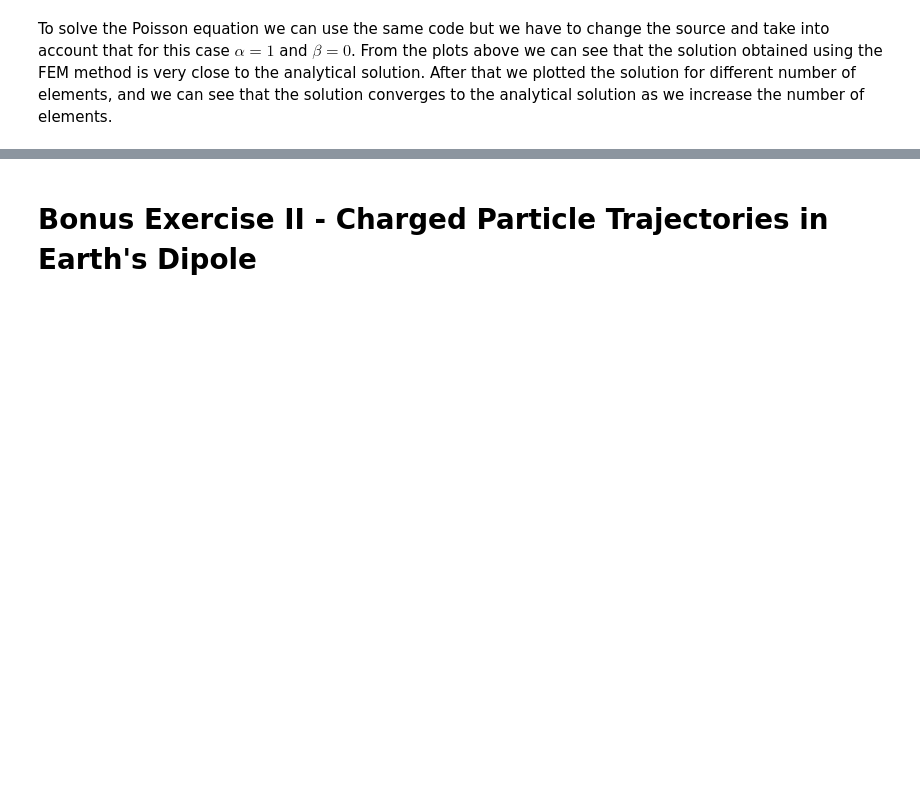
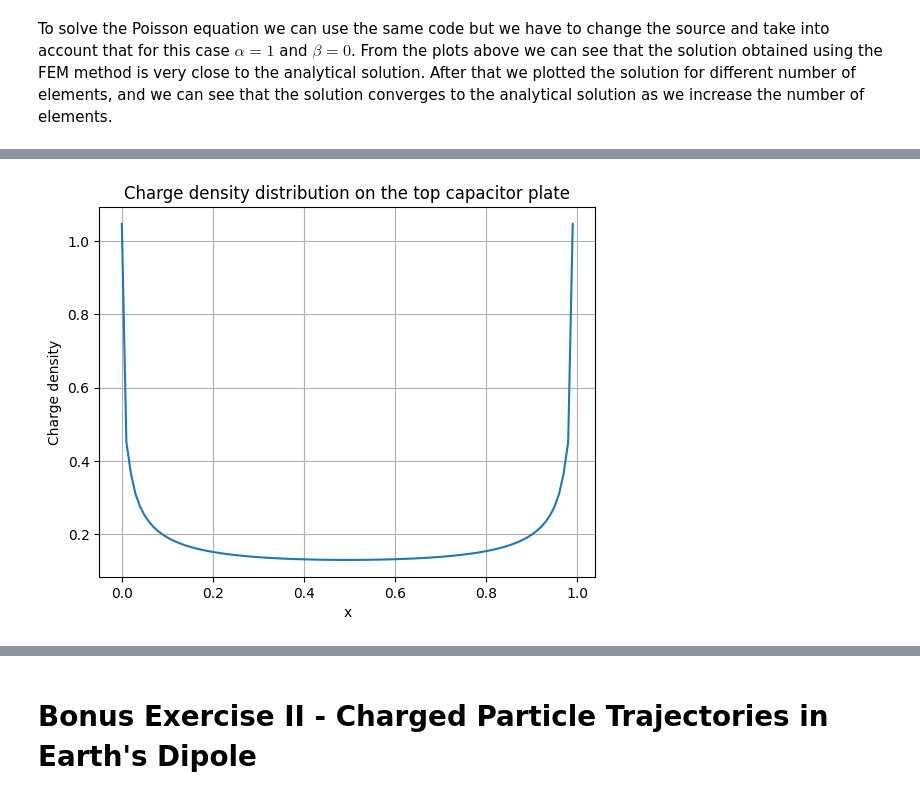
Before and after one commit to joaopedrobiu6/CompElectroMag, a Jupyter notebook: pro3/Assignment3.ipynb, the cells around one changed output, grey strips where cells are left out. Cells and saved outputs as stored; diff of their text form; code cells hidden in the pictures; blank space fills up the shorter version.

```diff
--- a/pro3/Assignment3.ipynb
+++ b/pro3/Assignment3.ipynb
@@ -382,0 +541,31 @@ After that we plotted the solution for different number of elements, and we can
+# %%
+n = 200
+nh = n // 2
+h = 1 / nh
+a = 1
+w = 1
+xs = np.zeros(n)
+xe = np.zeros(n)
+xs[:nh] = np.linspace(0, a - h, nh)
+xs[nh:] = np.linspace(0, a - h, nh)
+xe = xs + h
+
+ys = np.zeros(n)
+ye = np.zeros(n)
+ys[:nh] = 0.5 * w
+ys[nh:] = -0.5 * w
+ye = ys
+
+V = np.zeros(n)
+V[:nh] = 0.5
+V[nh:] = -0.5
+
+charge, sigma = MoM2D(xs, ys, xe, ye, V)
+plt.plot(xs[:nh], charge[:nh])
+plt.xlabel("x")
+plt.ylabel("Charge density")
+plt.title("Charge density distribution on the top capacitor plate")
+plt.grid()
+plt.show()
+# %% [output]
+[figure, added]
```
Also changed, not shown: parts of 12 cells of this notebook, 1 other file.
